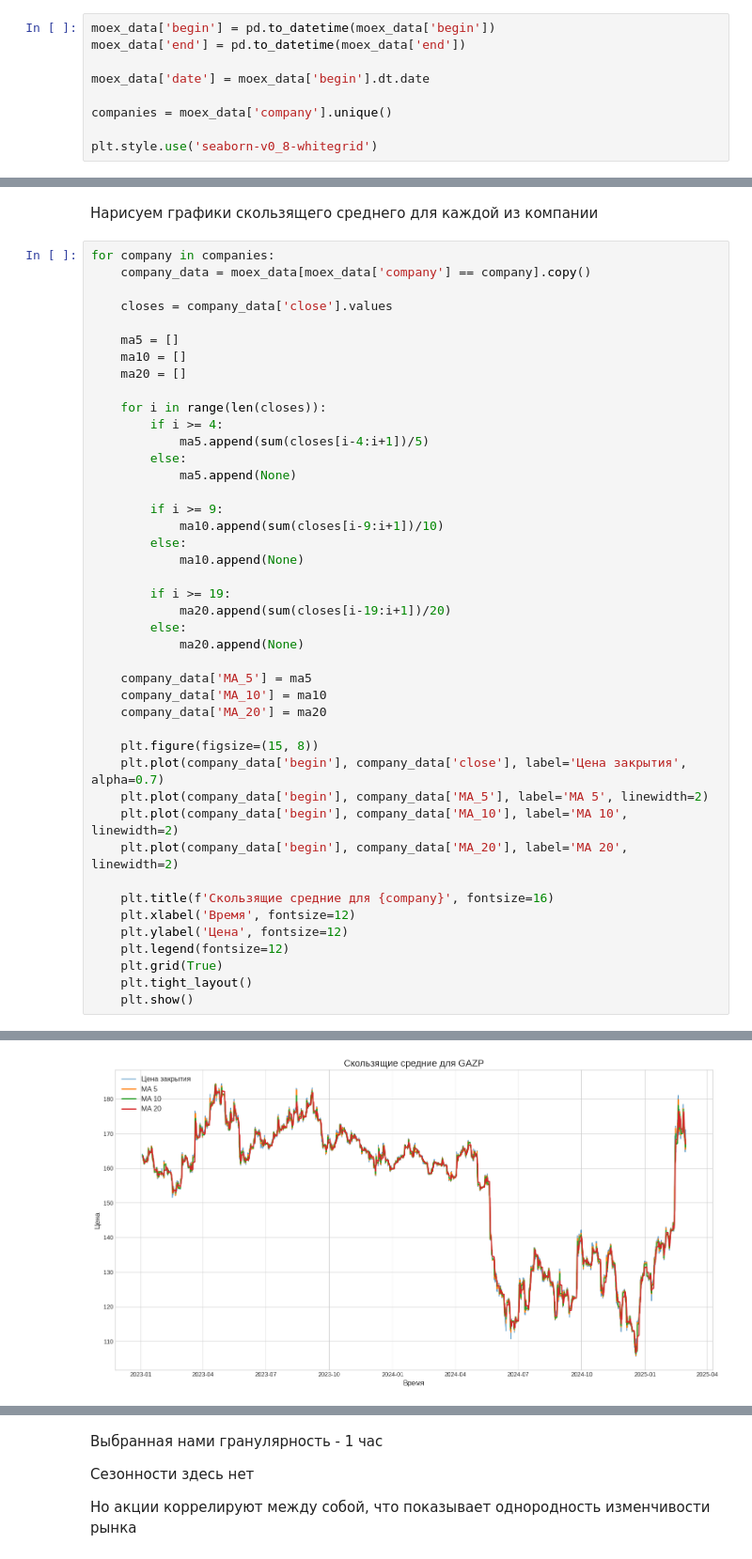
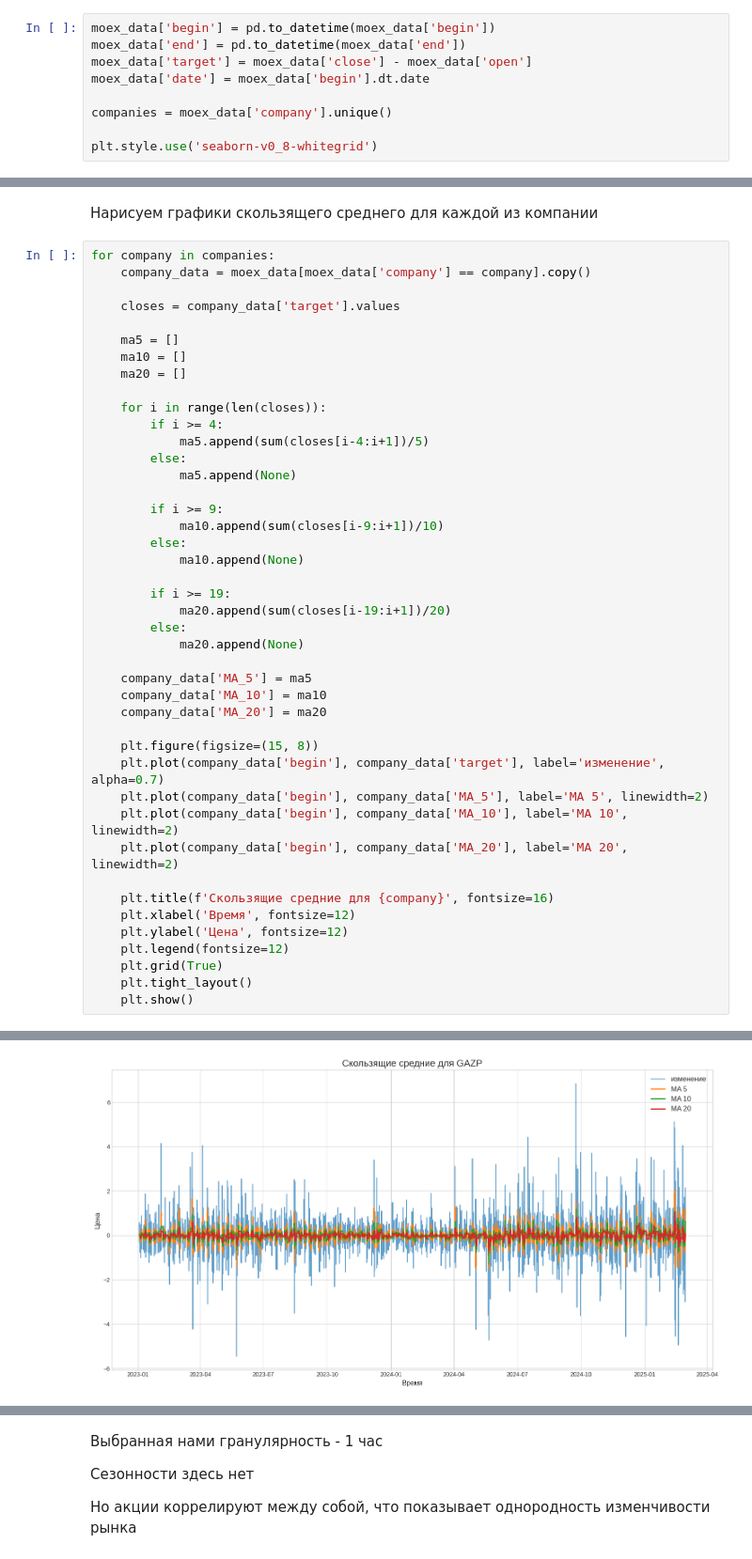
Before and after one commit to Rissochek/CodeCats, a Jupyter notebook: research/research_predictive_analytics.ipynb, the cells around one changed output, grey strips where cells are left out. Shown at 94% size. Saved outputs shown, nothing was run; the diff lists cells and outputs as text.

```diff
--- a/research/research_predictive_analytics.ipynb
+++ b/research/research_predictive_analytics.ipynb
@@ -73,7 +73,7 @@ moex_data.head()
 # %%
 moex_data['begin'] = pd.to_datetime(moex_data['begin'])
 moex_data['end'] = pd.to_datetime(moex_data['end'])
-
+moex_data['target'] = moex_data['close'] - moex_data['open']
 moex_data['date'] = moex_data['begin'].dt.date
 
 companies = moex_data['company'].unique()
@@ -131,7 +143,7 @@ for company in companies:
 for company in companies:
     company_data = moex_data[moex_data['company'] == company].copy()
 
-    closes = company_data['close'].values
+    closes = company_data['target'].values
 
     ma5 = []
     ma10 = []
@@ -158,7 +170,7 @@ for company in companies:
     company_data['MA_20'] = ma20
 
     plt.figure(figsize=(15, 8))
-    plt.plot(company_data['begin'], company_data['close'], label='Цена закрытия', alpha=0.7)
+    plt.plot(company_data['begin'], company_data['target'], label='изменение', alpha=0.7)
     plt.plot(company_data['begin'], company_data['MA_5'], label='MA 5', linewidth=2)
     plt.plot(company_data['begin'], company_data['MA_10'], label='MA 10', linewidth=2)
     plt.plot(company_data['begin'], company_data['MA_20'], label='MA 20', linewidth=2)
@@ -175 +187 @@ for company in companies:
-[figure, old version]
+[figure, new version]
```
Also changed, not shown: parts of 9 cells of this notebook, 34 other files.
